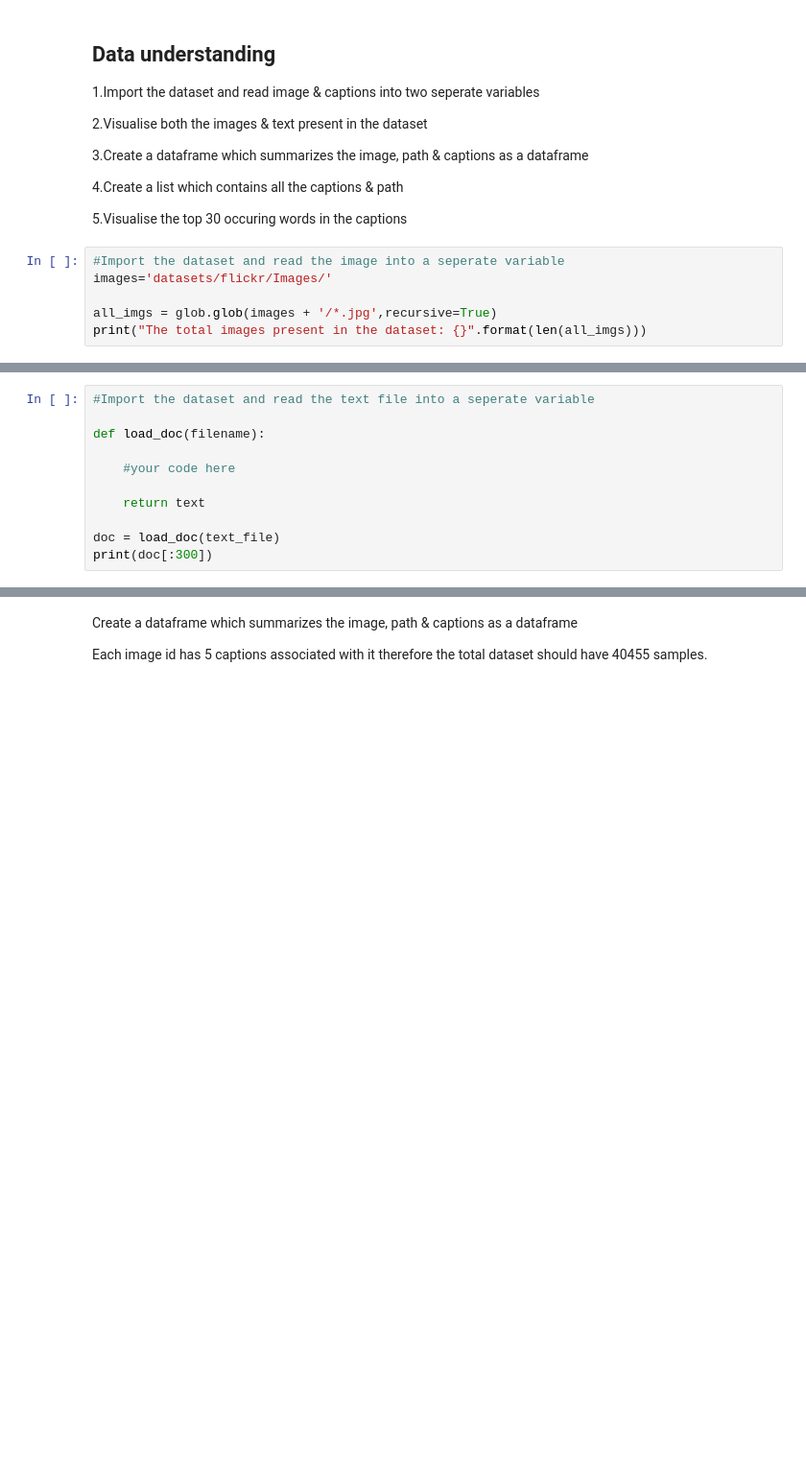
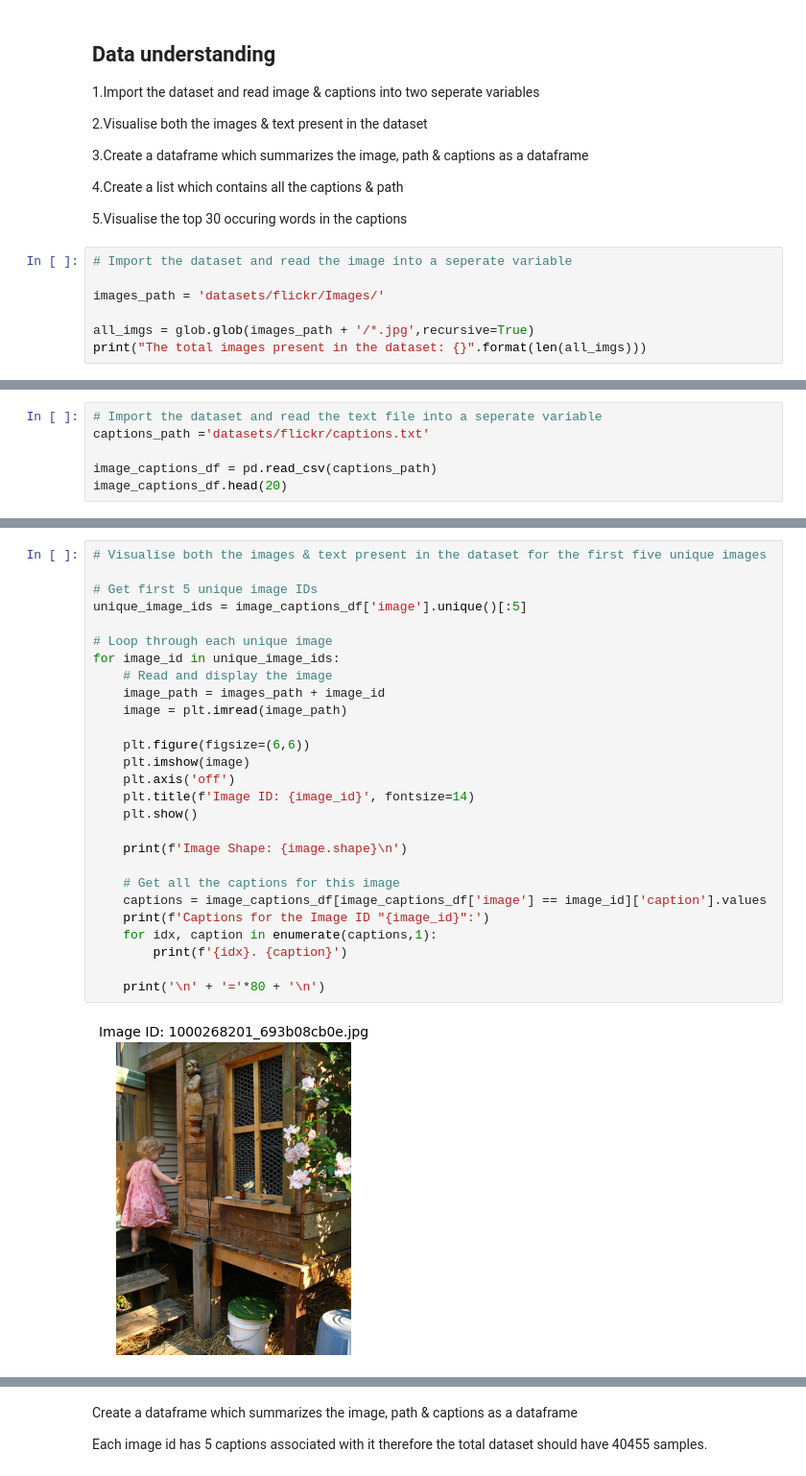
Before and after one commit to hannahabraham/ai-ml-pgp-projects-handson, a Jupyter notebook: capstone/eye-for-the-blind/Eye_for_Blind_Hannah_Abraham.ipynb, the cells around one changed output, grey strips where cells are left out. Shown at 96% size. Saved outputs shown, nothing was run; the diff lists cells and outputs as text; blank space fills up the shorter version.

```diff
--- a/capstone/eye-for-the-blind/Eye_for_Blind_Hannah_Abraham.ipynb
+++ b/capstone/eye-for-the-blind/Eye_for_Blind_Hannah_Abraham.ipynb
@@ -23,8 +55,9 @@ Let's read the dataset
 
 5.Visualise the top 30 occuring words in the captions
 # %%
-#Import the dataset and read the image into a seperate variable
-images='datasets/flickr/Images/'
+# Import the dataset and read the image into a seperate variable
 
-all_imgs = glob.glob(images + '/*.jpg',recursive=True)
+images_path = 'datasets/flickr/Images/'
+
+all_imgs = glob.glob(images_path + '/*.jpg',recursive=True)
 print("The total images present in the dataset: {}".format(len(all_imgs)))
@@ -31,11 +66,6 @@ print("The total images present in the dataset: {}".format(len(all_imgs)))
 # %%
-#Import the dataset and read the text file into a seperate variable
+# Import the dataset and read the text file into a seperate variable
+captions_path ='datasets/flickr/captions.txt'
 
-def load_doc(filename):
-
-    #your code here
-
-    return text
-
-doc = load_doc(text_file)
-print(doc[:300])
+image_captions_df = pd.read_csv(captions_path)
+image_captions_df.head(20)
@@ -43,0 +115,29 @@ print(doc[:300])
+# %%
+# Visualise both the images & text present in the dataset for the first five unique images
+
+# Get first 5 unique image IDs
+unique_image_ids = image_captions_df['image'].unique()[:5]
+
+# Loop through each unique image
+for image_id in unique_image_ids:
+    # Read and display the image
+    image_path = images_path + image_id
+    image = plt.imread(image_path)
+
+    plt.figure(figsize=(6,6))
+    plt.imshow(image)
+    plt.axis('off')
+    plt.title(f'Image ID: {image_id}', fontsize=14)
+    plt.show()
+
+    print(f'Image Shape: {image.shape}\n')
+
+    # Get all the captions for this image
+    captions = image_captions_df[image_captions_df['image'] == image_id]['caption'].values
+    print(f'Captions for the Image ID "{image_id}":')
+    for idx, caption in enumerate(captions,1):
+        print(f'{idx}. {caption}')
+
+    print('\n' + '='*80 + '\n')
+# %% [output]
+[figure, added]
```
Also changed, not shown: parts of 57 cells of this notebook.
